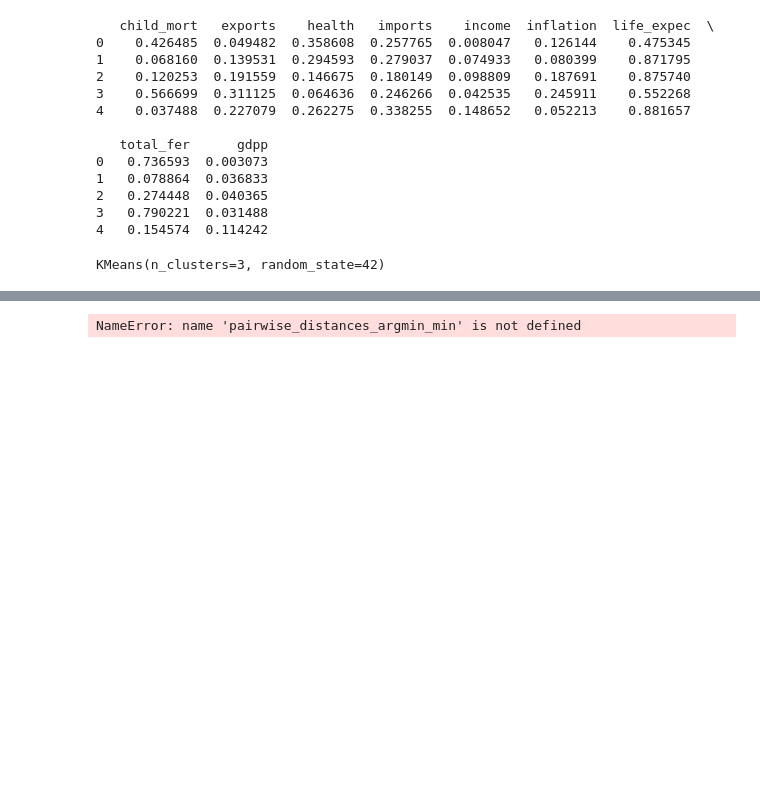
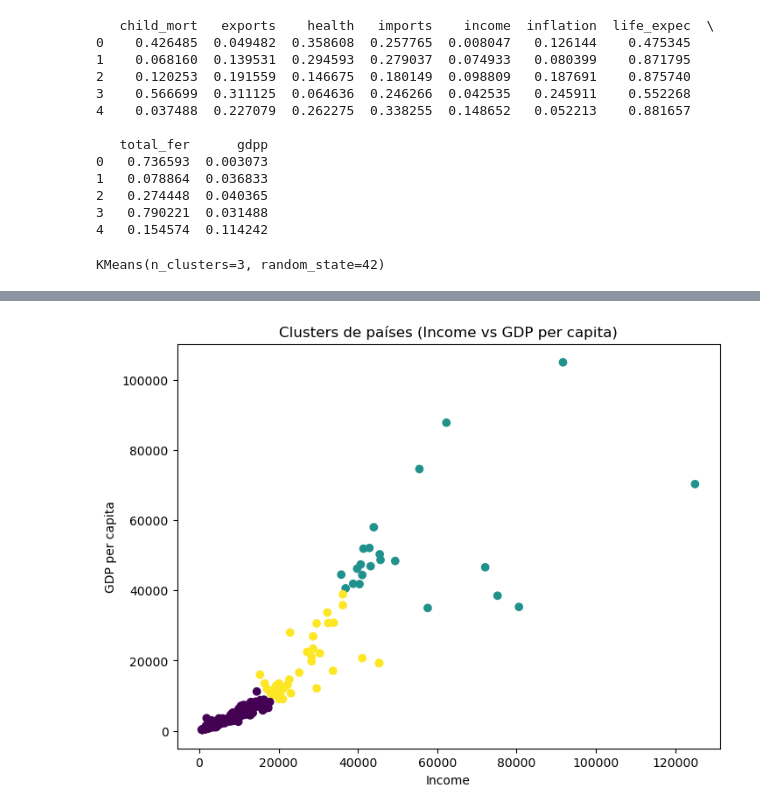
Before and after one commit to andradewagner/kmeansclustering, a Jupyter notebook: kaggle.ipynb, the cells around one changed output, grey strips where cells are left out. Saved outputs shown, nothing was run; the diff lists cells and outputs as text; code cells hidden in the pictures; blank space fills up the shorter version.

```diff
--- a/kaggle.ipynb
+++ b/kaggle.ipynb
@@ -175,40 +175,19 @@ plt.show()
 # %%
-# Pré-processamento
+X = df[['income', 'gdpp']]
+
+from sklearn.preprocessing import StandardScaler
+
 scaler = StandardScaler()
-X_scaled = scaler.fit_transform(df.drop('country', axis=1))
-X_scaled_df = pd.DataFrame(X_scaled, columns=df.columns.drop('country'))
+X_scaled = scaler.fit_transform(X)
 
-# Inicialização
-k = 3
-np.random.seed(42)
-initial_indices = np.random.choice(len(X_scaled_df), k, replace=False)
-centroids = X_scaled_df.iloc[initial_indices].values
+kmeans = KMeans(n_clusters=3, random_state=42)
+df['cluster'] = kmeans.fit_predict(X_scaled)
 
-# Iterações
-max_iter = 100
-for i in range(max_iter):
-    # Atribuir cada ponto ao centróide mais próximo
-    distances = np.linalg.norm(X_scaled_df.values[:, np.newaxis] - centroids, axis=2)
-    labels = np.argmin(distances, axis=1)
-
-    # Atualizar centróides: calcular baricentro e encontrar ponto real mais próximo
-    new_centroids = []
-    for cluster_id in range(k):
-        cluster_points = X_scaled_df.values[labels == cluster_id]
-        if len(cluster_points) == 0:
-            continue
-        barycenter = cluster_points.mean(axis=0)
-        closest_idx, _ = pairwise_distances_argmin_min([barycenter], cluster_points)
-        new_centroids.append(cluster_points[closest_idx[0]])
-
-    new_centroids = np.array(new_centroids)
-
-    # Verificar convergência
-    if np.allclose(centroids, new_centroids):
-        break
-    centroids = new_centroids
-
-# Resultado final
-X_scaled_df['cluster'] = labels
+plt.figure(figsize=(8,6))
+plt.scatter(df['income'], df['gdpp'], c=df['cluster'], cmap='viridis')
+plt.xlabel("Income")
+plt.ylabel("GDP per capita")
+plt.title("Clusters de países (Income vs GDP per capita)")
+plt.show()
 # %% [output]
-NameError: name 'pairwise_distances_argmin_min' is not defined
+[figure, added]
```
Also changed, not shown: parts of 5 cells of this notebook, 1 other file.
